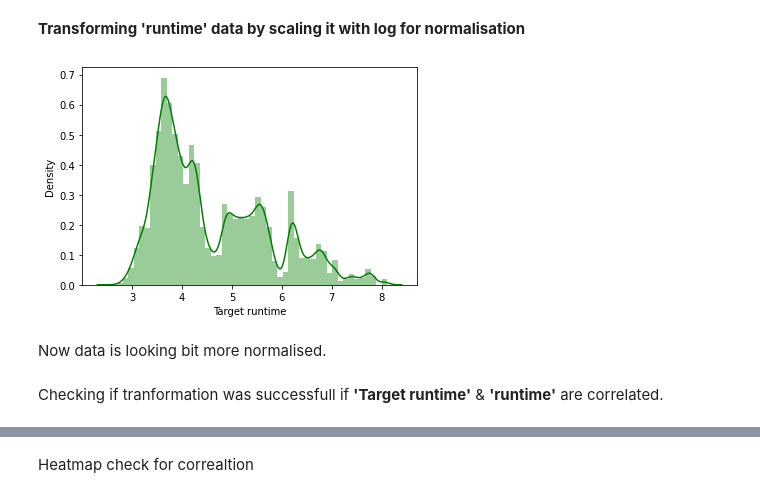
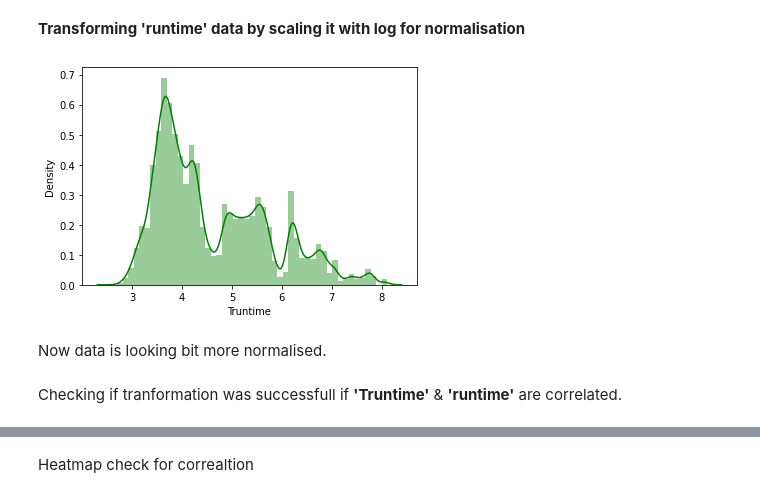
Before and after one commit to lokeshtokas/SGEMM-GPU-Kernel-Performance, a Jupyter notebook: SGEMM GPU Kernel Performance - Capstone Project.ipynb, the cells around one changed output, grey strips where cells are left out. Cells and saved outputs as stored; diff of their text form; code cells hidden in the pictures.

```diff
--- a/SGEMM GPU Kernel Performance - Capstone Project.ipynb
+++ b/SGEMM GPU Kernel Performance - Capstone Project.ipynb
@@ -172,15 +172,15 @@ plt.show()
 **Transforming 'runtime' data by scaling it with log for normalisation**
 # %%
 #creating a 'Target runtime' to store tranformed values
-data['Target runtime'] = np.log(data['runtime'])
+data['Truntime'] = np.log(data['runtime'])
 # %%
-sns.distplot(data['Target runtime'],color='green')
+sns.distplot(data['Truntime'],color='green')
 plt.show()
 # %% [output]
-[figure, old version]
+[figure, new version]
 # %% [markdown]
 Now data is looking bit more normalised.
 # %% [markdown]
-Checking if tranformation was successfull if **'Target runtime'** & **'runtime'** are correlated.
+Checking if tranformation was successfull if **'Truntime'** & **'runtime'** are correlated.
 # %%
 corr_check = data.corr()
```
Also changed, not shown: parts of 7 cells of this notebook.
